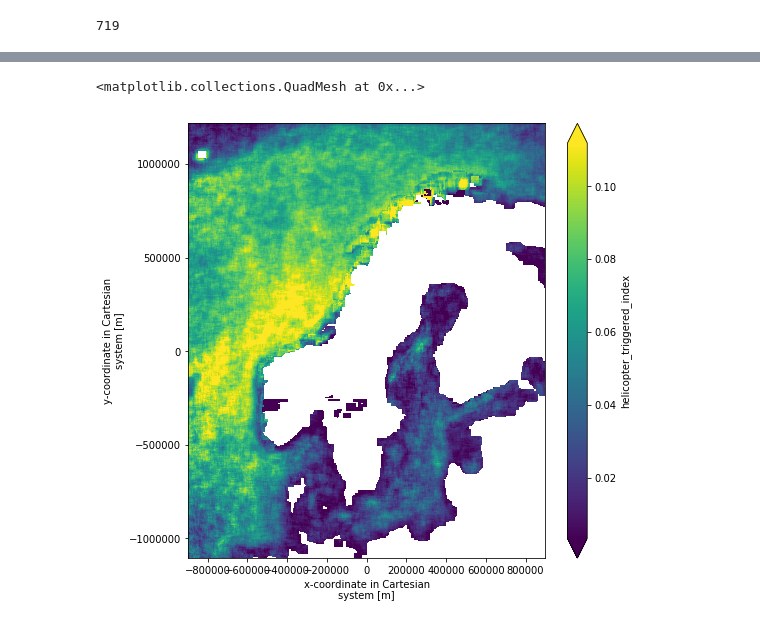
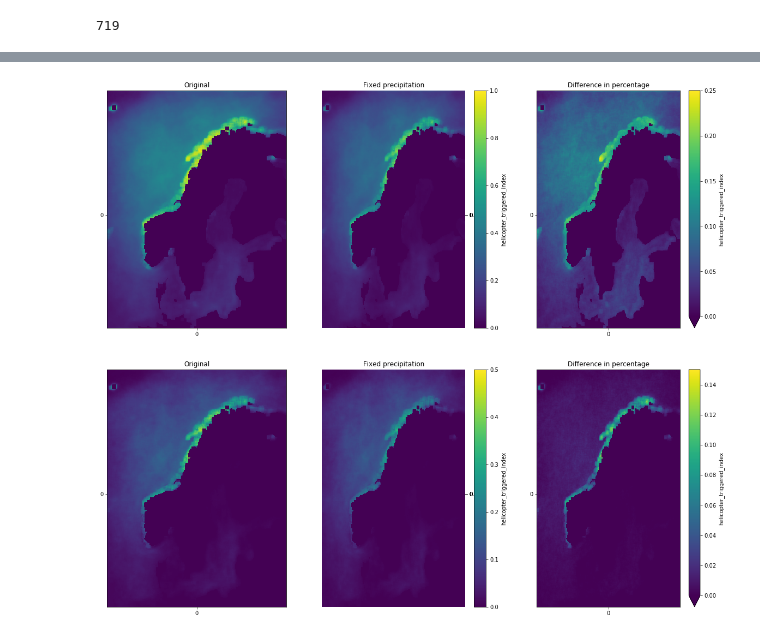
Before and after one commit to johtoblan/Master, a Jupyter notebook: Climatologies.ipynb, the cells around one changed output, grey strips where cells are left out. Cells and saved outputs as stored; diff of their text form; code cells hidden in the pictures.

```diff
--- a/Climatologies.ipynb
+++ b/Climatologies.ipynb
@@ -284,7 +262,0 @@ Text(0.5,1,'Percentage of reported red')
-# %%
-plt.figure(figsize=(8,8))
-
-(red/yellow).plot(robust=1)
-# %% [output]
-<matplotlib.collections.QuadMesh at 0x...>
-[figure, removed]
@@ -292,0 +263,32 @@ ds = xr.merge([yellow.rename("yellow"),brown.rename("brown"),red.rename("red")])
+# %%
+fig,ax = plt.subplots(1,3,figsize=(20,8))
+y0.plot(ax=ax[0],vmin=0,vmax=1,cbar_ax=ax[1])
+y1.plot(ax=ax[1],vmin=0,vmax=1)
+(y0-y1).plot(ax=ax[2],vmin=0,vmax=.25)
+ax[0].set_title("Original")
+ax[1].set_title("Fixed precipitation")
+ax[2].set_title("Difference in percentage")
+
+for i in range(3):
+    ax[i].set_ylabel("")
+    ax[i].set_xlabel("")
+    ax[i].set_xticks(range(0,1))
+    ax[i].set_yticks(range(0,1))
+# %% [output]
+[figure, added]
+# %%
+fig,ax = plt.subplots(1,3,figsize=(20,8))
+b0.plot(ax=ax[0],vmin=0,vmax=0.5,cbar_ax=ax[1])
+b1.plot(ax=ax[1],vmin=0,vmax=0.5)
+(b0-b1).plot(ax=ax[2],vmin=0,vmax=.15)
+ax[0].set_title("Original")
+ax[1].set_title("Fixed precipitation")
+ax[2].set_title("Difference in percentage")
+
+for i in range(3):
+    ax[i].set_ylabel("")
+    ax[i].set_xlabel("")
+    ax[i].set_xticks(range(0,1))
+    ax[i].set_yticks(range(0,1))
+# %% [output]
+[figure, added]
```
Also changed, not shown: parts of 8 cells of this notebook.
